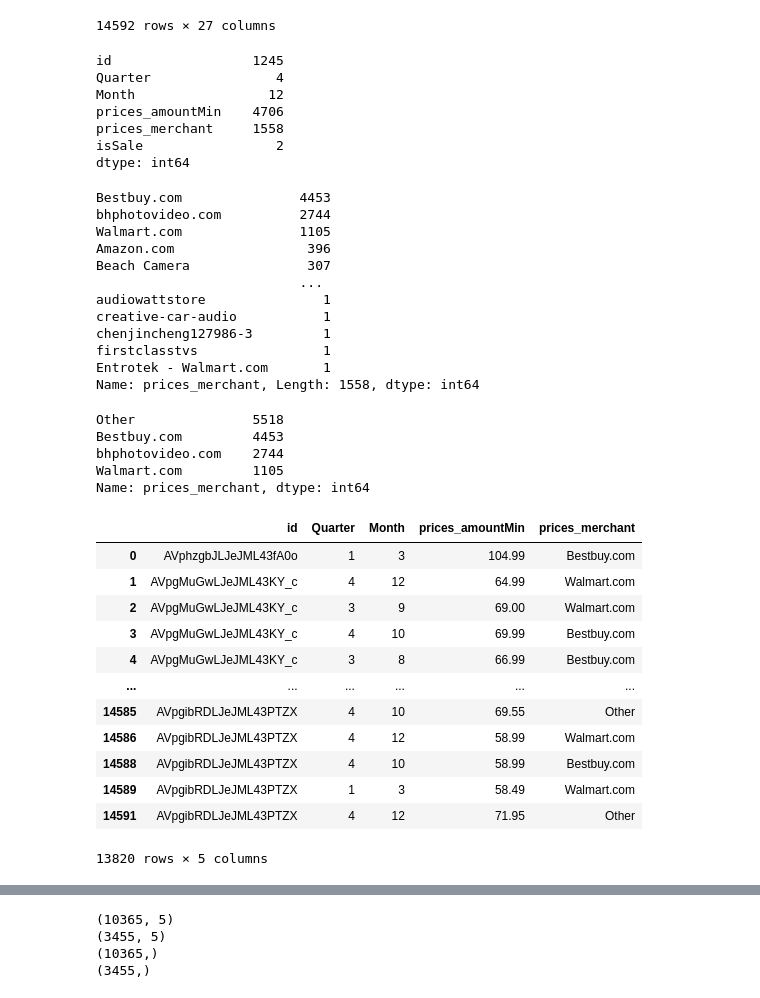
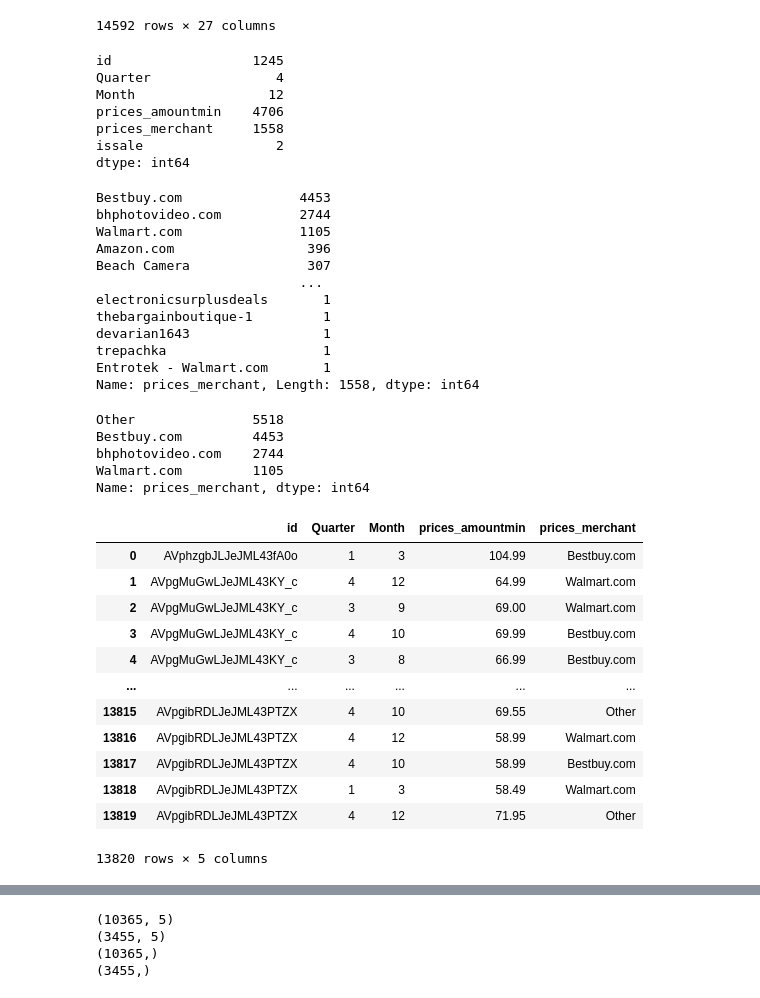
Before and after one commit to Tbrecke01/Price_Evaluator, a Jupyter notebook: ML_Random_Forest.ipynb, the cells around one changed output, grey strips where cells are left out. Drawn from its saved outputs; the diff is of its cells as text; code cells hidden in the pictures.

```diff
--- a/ML_Random_Forest.ipynb
+++ b/ML_Random_Forest.ipynb
@@ -11,7 +18,9 @@ from sqlalchemy import create_engine
 # %%
-url = "postgresql://postgres:MickeyTheAnimal!@final-project.crnuve3iih8x.us-east-1.rds.amazonaws.com:5432/postgres"
+# Connect to RDS Database to query price_data table and store as a pandas DataFrame
+url = f"postgresql://postgres:{password}@final-project.crnuve3iih8x.us-east-1.rds.amazonaws.com:5432/postgres"
 
 engine = create_engine(url)
+
 connect = engine.connect()
 
 query = "SELECT * FROM price_data"
@@ -35,13 +44,13 @@ df
 # %%
 # Create features dataframe
 price_df = pd.DataFrame({'id': df['id'],
-#                          'Year': pd.DatetimeIndex(pd.to_datetime(df['prices_dateSeen'])).year,
-                         'Quarter': pd.DatetimeIndex(pd.to_datetime(df['prices_dateSeen'])).quarter,
-                         'Month': pd.DatetimeIndex(pd.to_datetime(df['prices_dateSeen'])).month,
-#                          'Day': pd.DatetimeIndex(pd.to_datetime(df['prices_dateSeen'])).day,
-                         'prices_amountMin': df['prices_amountMin'],
+#                          'Year': pd.DatetimeIndex(pd.to_datetime(df['prices_dateseen'])).year,
+                         'Quarter': pd.DatetimeIndex(pd.to_datetime(df['prices_dateseen'])).quarter,
+                         'Month': pd.DatetimeIndex(pd.to_datetime(df['prices_dateseen'])).month,
+#                          'Day': pd.DatetimeIndex(pd.to_datetime(df['prices_dateseen'])).day,
+                         'prices_amountmin': df['prices_amountmin'],
                          'prices_merchant': df['prices_merchant'],
-                         'isSale': df['prices_isSale']
+                         'issale': df['prices_issale']
                         })
 price_df.dropna(inplace=True)
 # %%
@@ -51,9 +60,9 @@ price_df.nunique()
 id                  1245
 Quarter                4
 Month                 12
-prices_amountMin    4706
+prices_amountmin    4706
 prices_merchant     1558
-isSale                 2
+issale                 2
 dtype: int64
 # %%
 # value counts on merchant data -- NOTE - NEED TO RE-RUN THIS WITH CLEAN MERCHANT DATA
@@ -66,10 +75,10 @@ Walmart.com               1105
 Amazon.com                 396
 Beach Camera               307
                           ...
-audiowattstore               1
-creative-car-audio           1
-chenjincheng127986-3         1
-firstclasstvs                1
+electronicsurplusdeals       1
+thebargainboutique-1         1
+devarian1643                 1
+trepachka                    1
 Entrotek - Walmart.com       1
 Name: prices_merchant, Length: 1558, dtype: int64
 # %%
@@ -88,21 +97,22 @@ Walmart.com         1105
 Name: prices_merchant, dtype: int64
 # %%
 # Create X dataframe
-X_text = price_df.drop('isSale', axis=1)
+X_text = price_df.drop('issale', axis=1)
+X_text = X_text.reset_index(drop=True)
 X_text
 # %% [output]
-|  | id | Quarter | Month | prices_amountMin | prices_merchant |
+|  | id | Quarter | Month | prices_amountmin | prices_merchant |
 | 0 | AVphzgbJLJeJML43fA0o | 1 | 3 | 104.99 | Bestbuy.com |
 | 1 | AVpgMuGwLJeJML43KY_c | 4 | 12 | 64.99 | Walmart.com |
 | 2 | AVpgMuGwLJeJML43KY_c | 3 | 9 | 69.00 | Walmart.com |
 | 3 | AVpgMuGwLJeJML43KY_c | 4 | 10 | 69.99 | Bestbuy.com |
 | 4 | AVpgMuGwLJeJML43KY_c | 3 | 8 | 66.99 | Bestbuy.com |
 | ... | ... | ... | ... | ... | ... |
-| 14585 | AVpgibRDLJeJML43PTZX | 4 | 10 | 69.55 | Other |
-| 14586 | AVpgibRDLJeJML43PTZX | 4 | 12 | 58.99 | Walmart.com |
-| 14588 | AVpgibRDLJeJML43PTZX | 4 | 10 | 58.99 | Bestbuy.com |
-| 14589 | AVpgibRDLJeJML43PTZX | 1 | 3 | 58.49 | Walmart.com |
-| 14591 | AVpgibRDLJeJML43PTZX | 4 | 12 | 71.95 | Other |
+| 13815 | AVpgibRDLJeJML43PTZX | 4 | 10 | 69.55 | Other |
+| 13816 | AVpgibRDLJeJML43PTZX | 4 | 12 | 58.99 | Walmart.com |
+| 13817 | AVpgibRDLJeJML43PTZX | 4 | 10 | 58.99 | Bestbuy.com |
+| 13818 | AVpgibRDLJeJML43PTZX | 1 | 3 | 58.49 | Walmart.com |
+| 13819 | AVpgibRDLJeJML43PTZX | 4 | 12 | 71.95 | Other |
 13820 rows × 5 columns
 # %%
 # Encode merchant data
```
Also changed, not shown: parts of 17 cells of this notebook, 7 other files.
